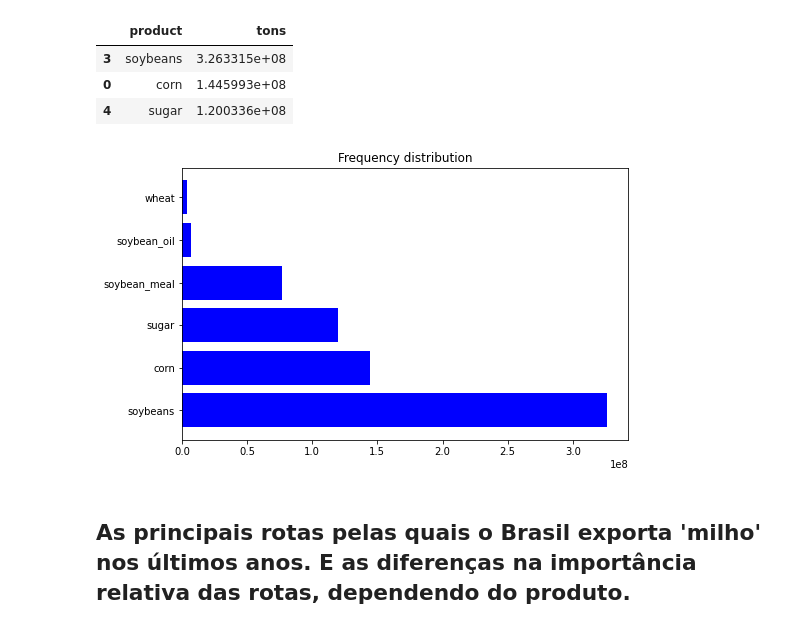
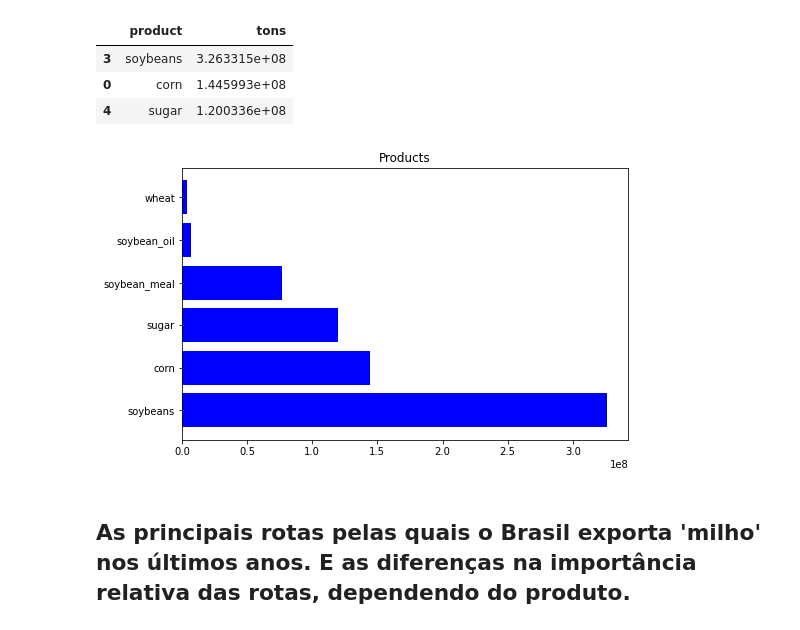
Before and after one commit to yguenka/4intelligence-Case, a Jupyter notebook: Data Analysis Skill Test.ipynb, the cells around one changed output. Saved outputs shown, nothing was run; the diff lists cells and outputs as text; code cells hidden in the pictures.

```diff
--- a/Data Analysis Skill Test.ipynb
+++ b/Data Analysis Skill Test.ipynb
@@ -493,10 +493,10 @@ export.head(3)
 # %%
 plt.figure(figsize=(8,5))
 plt.barh(export['product'], export['tons'], color='blue')
-plt.title('Frequency distribution')
+plt.title('Products')
 plt.show()
 # %% [output]
-[figure, old version]
+[figure, new version]
 # %% [markdown]
 ## As principais rotas pelas quais o Brasil exporta 'milho' nos últimos anos. E as diferenças na importância relativa das rotas, dependendo do produto.
 # %%
```
Also changed, not shown: parts of 8 cells of this notebook, 3 other files.
